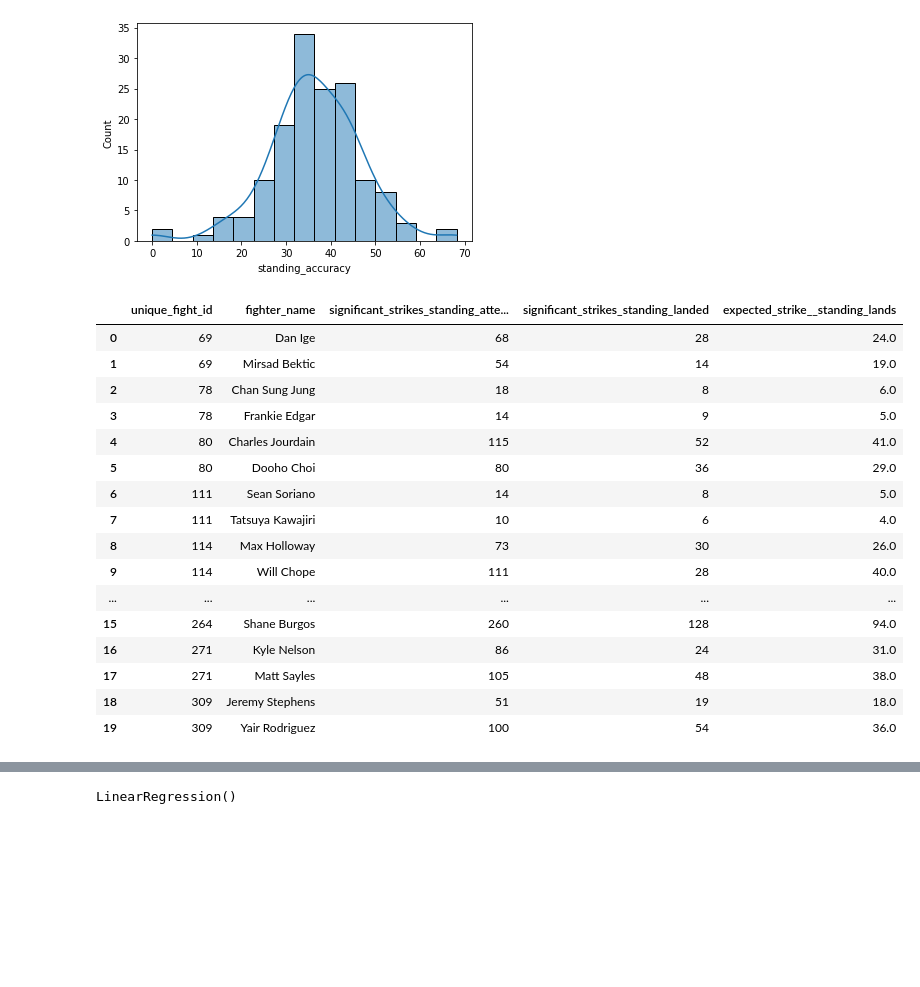
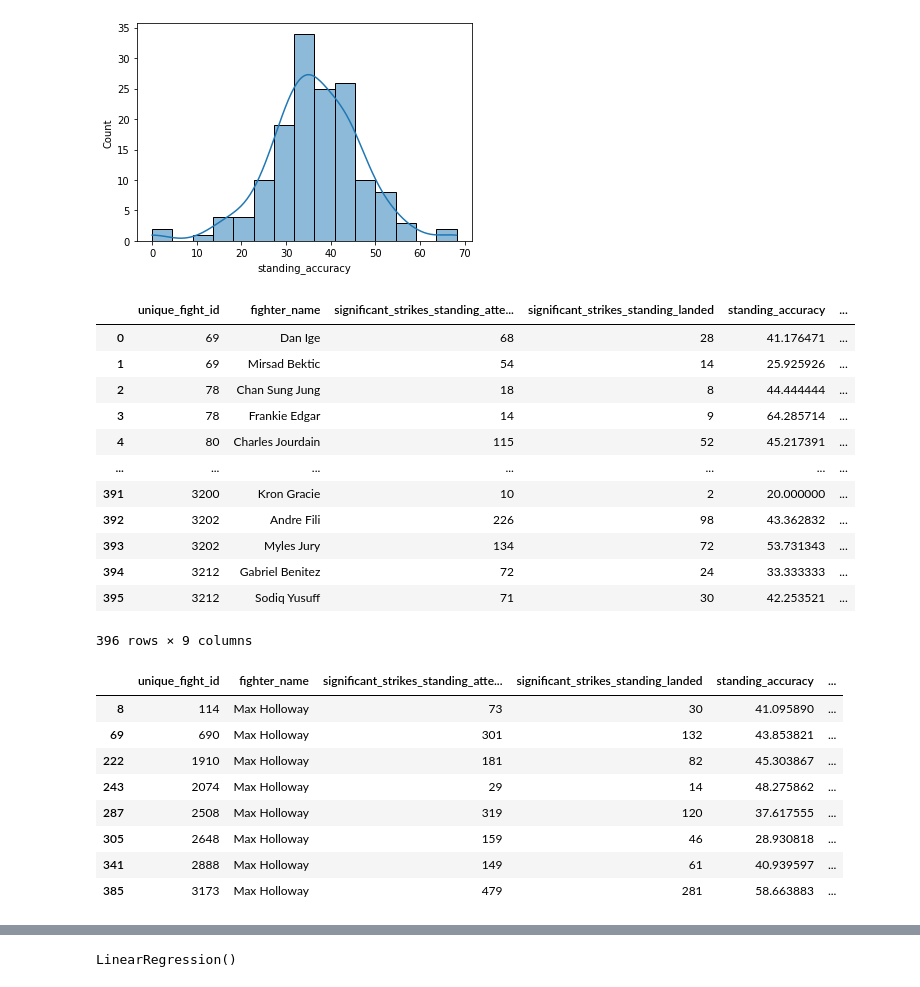
Before and after one commit to anthony-aleman/Featherweight, a Jupyter notebook: FW_EDA.ipynb, the cells around one changed output, grey strips where cells are left out. Drawn from its saved outputs; the diff is of its cells as text; code cells hidden in the pictures; blank space fills up the shorter version.

```diff
--- a/FW_EDA.ipynb
+++ b/FW_EDA.ipynb
@@ -354,30 +354,54 @@ sns.histplot(data=accuracy_frame_fw, x="standing_accuracy", kde=True)
 # %%
 efficient_fw= df_fw[[ 'significant_strikes_standing_attempted', 'significant_strikes_standing_landed', 'unique_fight_id', 'winning_fighter_name','losing_fighter_name', 'fighter_name']].groupby(['unique_fight_id', 'fighter_name']).sum().reset_index()
 
 perc = 0.36
 #print(fw_performance.columns)
+
+
 efficient_fw['significant_strikes_standing_attempted'] = efficient_fw['significant_strikes_standing_attempted'].astype(int)
+
+#-with the average accuracy of the featherweight division we can look at an
+#-expected amount of lands given known number of attempts thrown
+
+efficient_fw['standing_accuracy'] = efficient_fw['significant_strikes_standing_landed'] / efficient_fw['significant_strikes_standing_attempted'] * 100
 efficient_fw['expected_strike__standing_lands'] = round(efficient_fw.significant_strikes_standing_attempted * perc)
 
-efficient_fw.head(20)
+#-With the expected amount of lands we can assume an expected a total amount of volume
+efficient_fw['expected_strike__standing_attempts'] = round(efficient_fw.significant_strikes_standing_landed * (1 / (perc)))
+
+#-Finally we have standing strikes efficiency which ranks how good a striking performance was based on how much you hit your opponent
+efficient_fw['standing_efficiency'] = efficient_fw.significant_strikes_standing_landed / efficient_fw.expected_strike__standing_lands
+
+#-With a known amount of striking lands we can then multiply the known number of landed shots with the inverse of the striking
+#-Accuracy percentage. This will return the expected standing strikes thrown of an average featherweight.
+efficient_fw['volume_compare'] = efficient_fw['significant_strikes_standing_attempted'] / efficient_fw['expected_strike__standing_attempts']
+efficient_fw
 # %% [output]
-|  | unique_fight_id | fighter_name | significant_strikes_standing_atte... | significant_strikes_standing_landed | expected_strike__standing_lands |
-| 0 | 69 | Dan Ige | 68 | 28 | 24.0 |
-| 1 | 69 | Mirsad Bektic | 54 | 14 | 19.0 |
-| 2 | 78 | Chan Sung Jung | 18 | 8 | 6.0 |
-| 3 | 78 | Frankie Edgar | 14 | 9 | 5.0 |
-| 4 | 80 | Charles Jourdain | 115 | 52 | 41.0 |
-| 5 | 80 | Dooho Choi | 80 | 36 | 29.0 |
-| 6 | 111 | Sean Soriano | 14 | 8 | 5.0 |
-| 7 | 111 | Tatsuya Kawajiri | 10 | 6 | 4.0 |
-| 8 | 114 | Max Holloway | 73 | 30 | 26.0 |
-| 9 | 114 | Will Chope | 111 | 28 | 40.0 |
-| ... | ... | ... | ... | ... | ... |
-| 15 | 264 | Shane Burgos | 260 | 128 | 94.0 |
-| 16 | 271 | Kyle Nelson | 86 | 24 | 31.0 |
-| 17 | 271 | Matt Sayles | 105 | 48 | 38.0 |
-| 18 | 309 | Jeremy Stephens | 51 | 19 | 18.0 |
-| 19 | 309 | Yair Rodriguez | 100 | 54 | 36.0 |
+|  | unique_fight_id | fighter_name | significant_strikes_standing_atte... | significant_strikes_standing_landed | standing_accuracy | ... |
+| 0 | 69 | Dan Ige | 68 | 28 | 41.176471 | ... |
+| 1 | 69 | Mirsad Bektic | 54 | 14 | 25.925926 | ... |
+| 2 | 78 | Chan Sung Jung | 18 | 8 | 44.444444 | ... |
+| 3 | 78 | Frankie Edgar | 14 | 9 | 64.285714 | ... |
+| 4 | 80 | Charles Jourdain | 115 | 52 | 45.217391 | ... |
+| ... | ... | ... | ... | ... | ... | ... |
+| 391 | 3200 | Kron Gracie | 10 | 2 | 20.000000 | ... |
+| 392 | 3202 | Andre Fili | 226 | 98 | 43.362832 | ... |
+| 393 | 3202 | Myles Jury | 134 | 72 | 53.731343 | ... |
+| 394 | 3212 | Gabriel Benitez | 72 | 24 | 33.333333 | ... |
+| 395 | 3212 | Sodiq Yusuff | 71 | 30 | 42.253521 | ... |
+396 rows × 9 columns
+# %%
+efficient_fw.loc[efficient_fw.fighter_name == 'Max Holloway']
+# %% [output]
+|  | unique_fight_id | fighter_name | significant_strikes_standing_atte... | significant_strikes_standing_landed | standing_accuracy | ... |
+| 8 | 114 | Max Holloway | 73 | 30 | 41.095890 | ... |
+| 69 | 690 | Max Holloway | 301 | 132 | 43.853821 | ... |
+| 222 | 1910 | Max Holloway | 181 | 82 | 45.303867 | ... |
+| 243 | 2074 | Max Holloway | 29 | 14 | 48.275862 | ... |
+| 287 | 2508 | Max Holloway | 319 | 120 | 37.617555 | ... |
+| 305 | 2648 | Max Holloway | 159 | 46 | 28.930818 | ... |
+| 341 | 2888 | Max Holloway | 149 | 61 | 40.939597 | ... |
+| 385 | 3173 | Max Holloway | 479 | 281 | 58.663883 | ... |
 # %%
 fw_expected_by_round = df_fw[[ 'significant_strikes_standing_attempted', 'significant_strikes_standing_landed', 'unique_round_id', 'winning_fighter_name','losing_fighter_name', 'fighter_name']].groupby(['unique_round_id', 'fighter_name']).sum().reset_index()
 perc = 0.36
```
Also changed, not shown: parts of 18 cells of this notebook.
